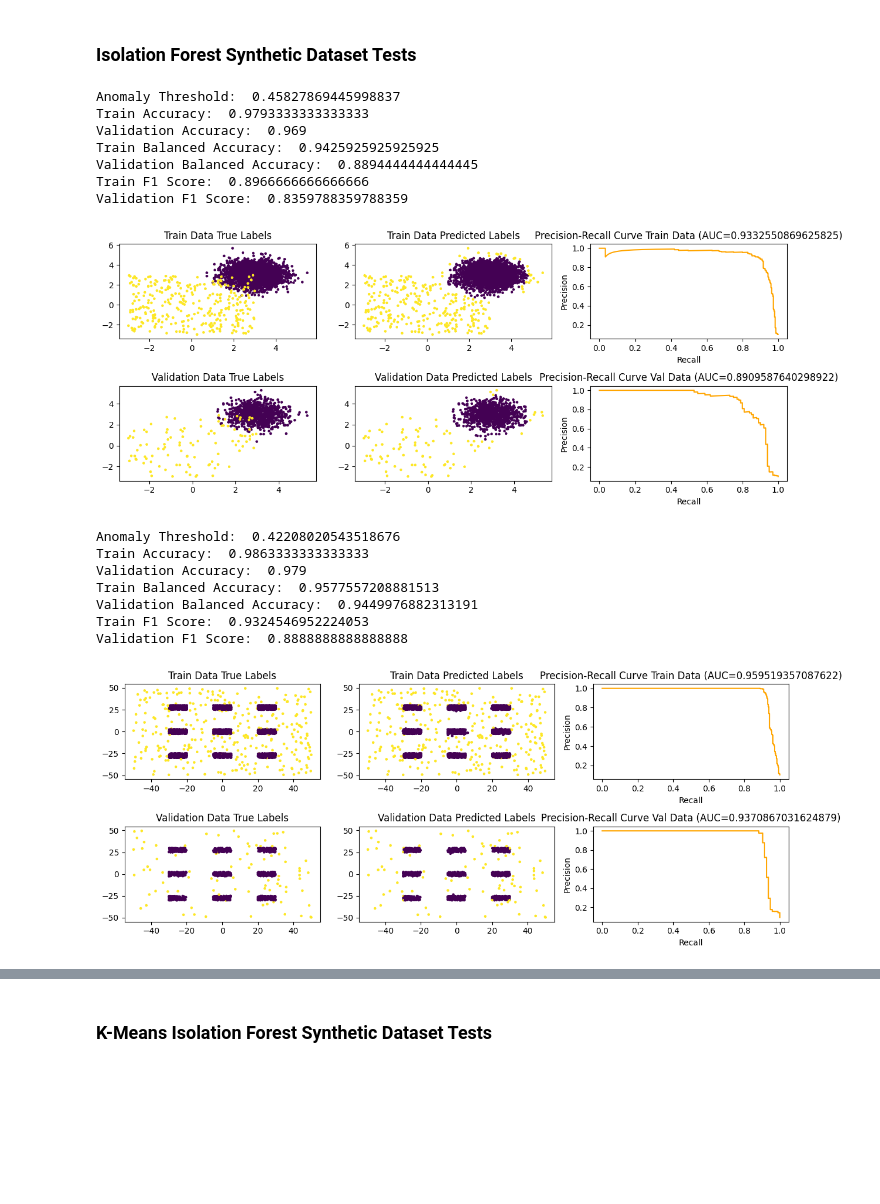
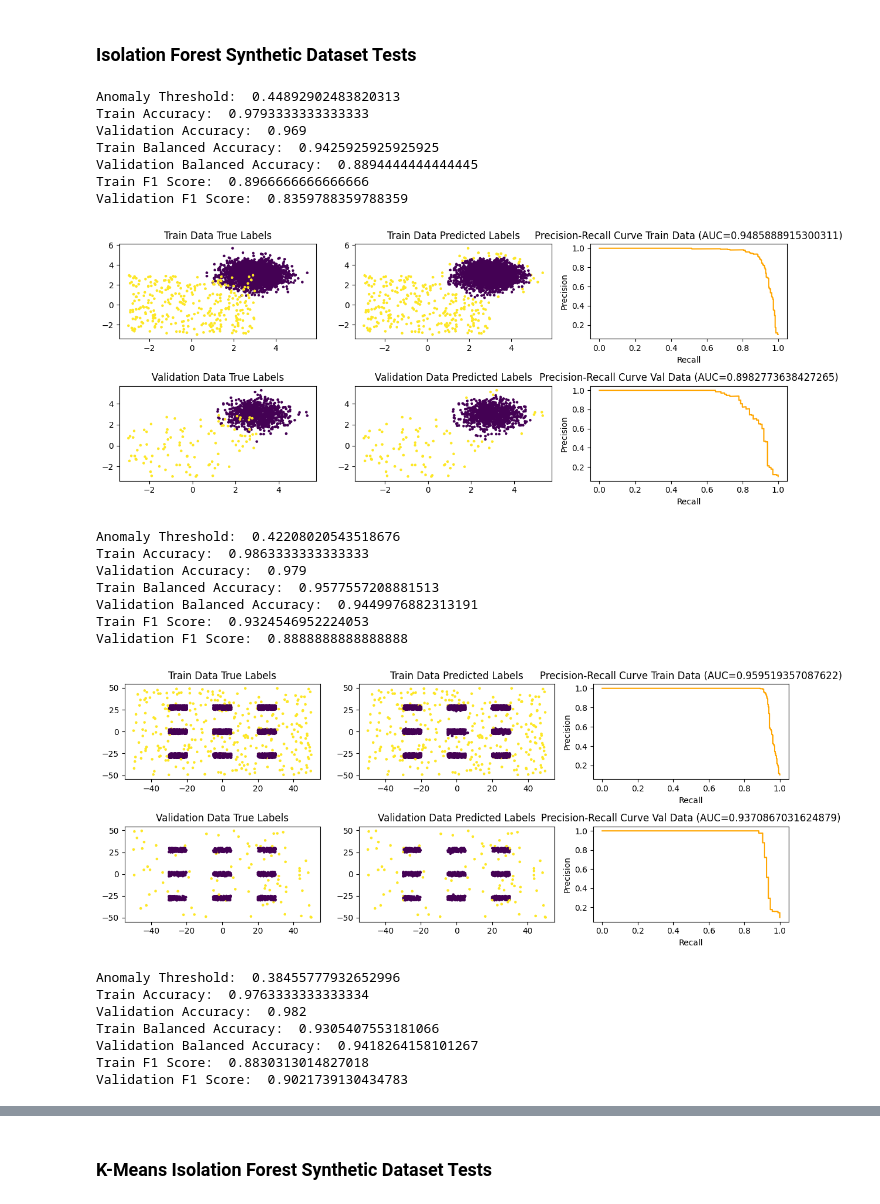
Before and after one commit to Razvan48/Project-Anomaly-Detection-AD, a Jupyter notebook: Presentation-NoteBook.ipynb, the cells around one changed output, grey strips where cells are left out. Drawn from its saved outputs; the diff is of its cells as text; code cells hidden in the pictures; blank space fills up the shorter version.

```diff
--- a/Presentation-NoteBook.ipynb
+++ b/Presentation-NoteBook.ipynb
@@ -883,15 +980,16 @@ Validation F1 Score:  0.5869565217391305
 # %%
 synthetic_dataset_demo_0(IsolationForest(ensemble_size=100), is_ensemble=True)
 synthetic_dataset_demo_1(IsolationForest(ensemble_size=100), is_ensemble=True)
+synthetic_dataset_demo_2(IsolationForest(ensemble_size=100), is_ensemble=True)
 # %% [output]
-Anomaly Threshold:  0.45827869445998837
+Anomaly Threshold:  0.44892902483820313
 Train Accuracy:  0.9793333333333333
 Validation Accuracy:  0.969
 Train Balanced Accuracy:  0.9425925925925925
 Validation Balanced Accuracy:  0.8894444444444445
 Train F1 Score:  0.8966666666666666
 Validation F1 Score:  0.8359788359788359
-[figure, old version]
+[figure, new version]
 Anomaly Threshold:  0.42208020543518676
 Train Accuracy:  0.9863333333333333
 Validation Accuracy:  0.979
@@ -900,3 +998,10 @@ Validation Balanced Accuracy:  0.9449976882313191
 Train F1 Score:  0.9324546952224053
 Validation F1 Score:  0.8888888888888888
 [figure]
+Anomaly Threshold:  0.38455777932652996
+Train Accuracy:  0.9763333333333334
+Validation Accuracy:  0.982
+Train Balanced Accuracy:  0.9305407553181066
+Validation Balanced Accuracy:  0.9418264158101267
+Train F1 Score:  0.8830313014827018
+Validation F1 Score:  0.9021739130434783
```
Also changed, not shown: parts of 6 cells of this notebook.
